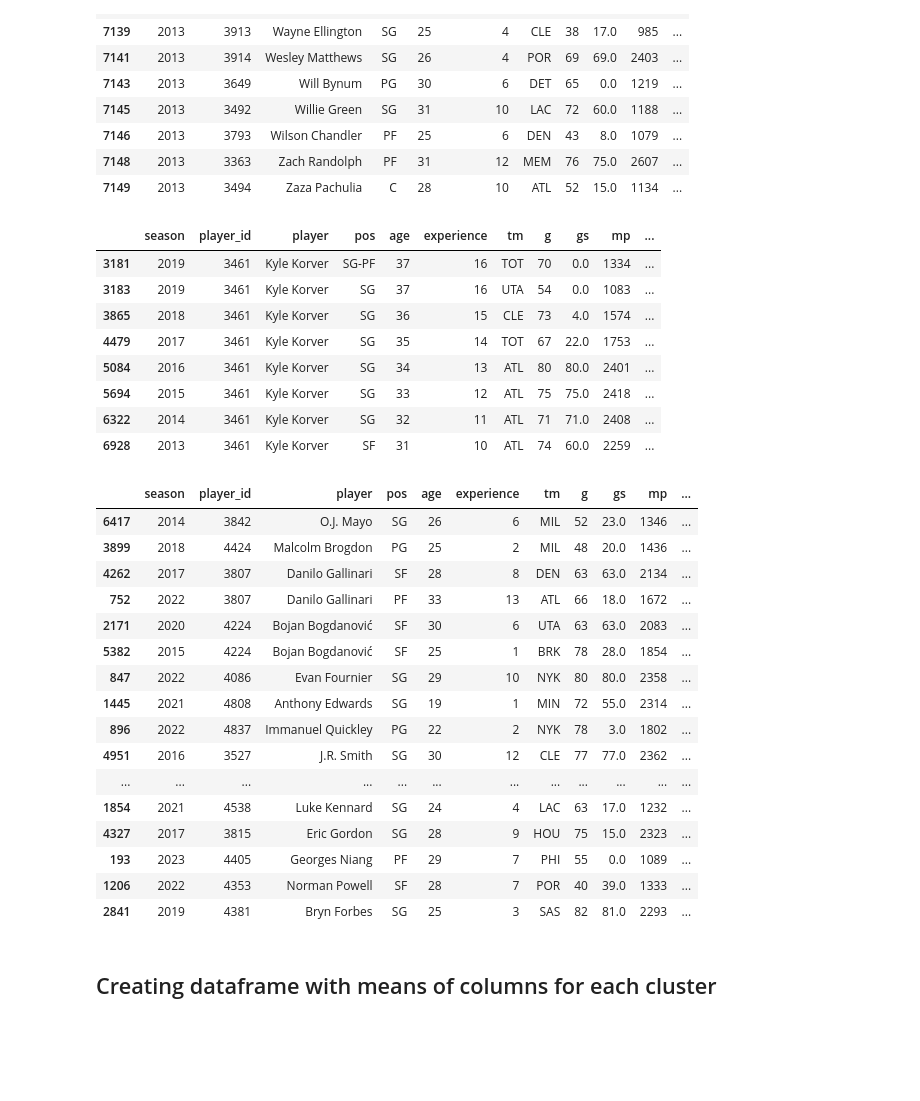
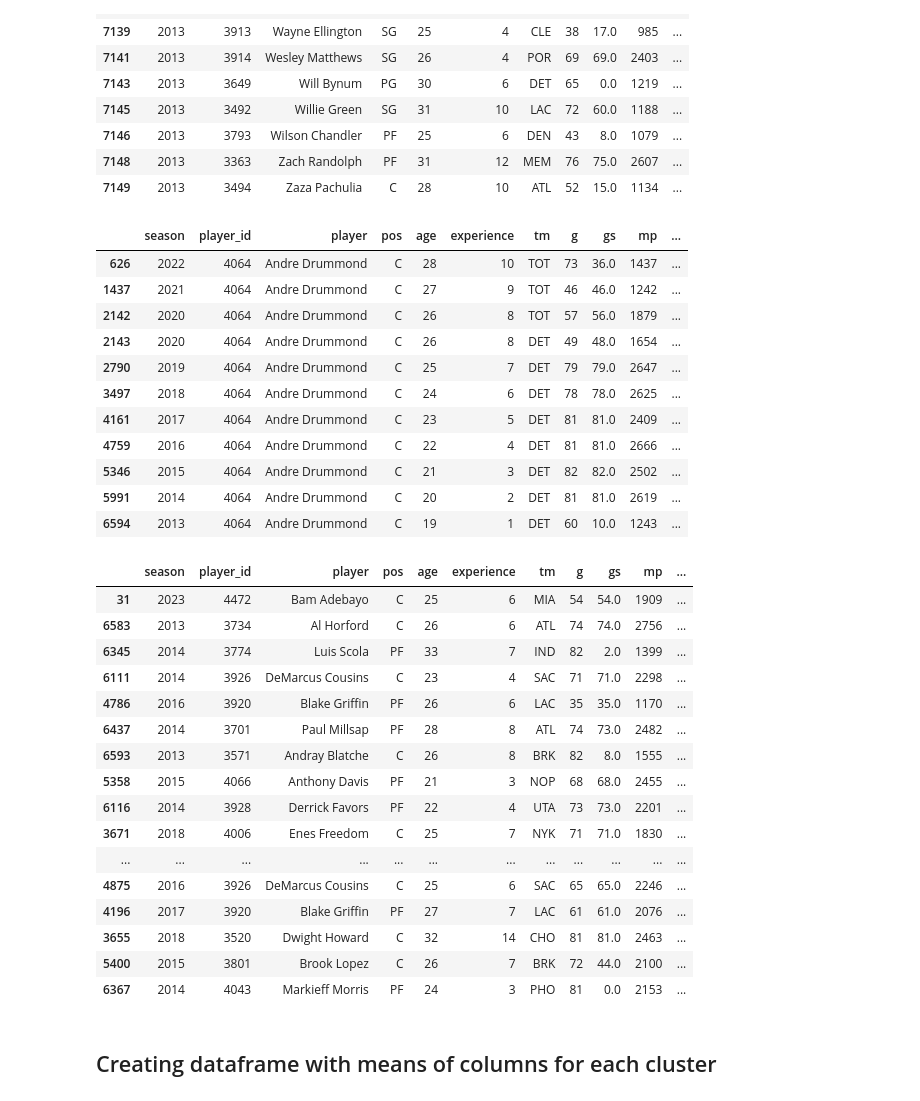
Before and after one commit to AlfonsoGhislieri/nba-machine-learning, a Jupyter notebook: nba.ipynb, the cells around one changed output. Drawn from its saved outputs; the diff is of its cells as text; code cells hidden in the pictures; blank space fills up the shorter version.

```diff
--- a/nba.ipynb
+++ b/nba.ipynb
@@ -611,37 +627,40 @@ df_cluster.tail(10)
 | 7148 | 2013 | 3363 | Zach Randolph | PF | 31 | 12 | MEM | 76 | 75.0 | 2607 | ... |
 | 7149 | 2013 | 3494 | Zaza Pachulia | C | 28 | 10 | ATL | 52 | 15.0 | 1134 | ... |
 # %%
-df_cluster[df_cluster["player"] == 'Kyle Korver']
+df_cluster[df_cluster["player"] == 'Andre Drummond']
 # %% [output]
 |  | season | player_id | player | pos | age | experience | tm | g | gs | mp | ... |
-| 3181 | 2019 | 3461 | Kyle Korver | SG-PF | 37 | 16 | TOT | 70 | 0.0 | 1334 | ... |
-| 3183 | 2019 | 3461 | Kyle Korver | SG | 37 | 16 | UTA | 54 | 0.0 | 1083 | ... |
-| 3865 | 2018 | 3461 | Kyle Korver | SG | 36 | 15 | CLE | 73 | 4.0 | 1574 | ... |
-| 4479 | 2017 | 3461 | Kyle Korver | SG | 35 | 14 | TOT | 67 | 22.0 | 1753 | ... |
-| 5084 | 2016 | 3461 | Kyle Korver | SG | 34 | 13 | ATL | 80 | 80.0 | 2401 | ... |
-| 5694 | 2015 | 3461 | Kyle Korver | SG | 33 | 12 | ATL | 75 | 75.0 | 2418 | ... |
-| 6322 | 2014 | 3461 | Kyle Korver | SG | 32 | 11 | ATL | 71 | 71.0 | 2408 | ... |
-| 6928 | 2013 | 3461 | Kyle Korver | SF | 31 | 10 | ATL | 74 | 60.0 | 2259 | ... |
+| 626 | 2022 | 4064 | Andre Drummond | C | 28 | 10 | TOT | 73 | 36.0 | 1437 | ... |
+| 1437 | 2021 | 4064 | Andre Drummond | C | 27 | 9 | TOT | 46 | 46.0 | 1242 | ... |
+| 2142 | 2020 | 4064 | Andre Drummond | C | 26 | 8 | TOT | 57 | 56.0 | 1879 | ... |
+| 2143 | 2020 | 4064 | Andre Drummond | C | 26 | 8 | DET | 49 | 48.0 | 1654 | ... |
+| 2790 | 2019 | 4064 | Andre Drummond | C | 25 | 7 | DET | 79 | 79.0 | 2647 | ... |
+| 3497 | 2018 | 4064 | Andre Drummond | C | 24 | 6 | DET | 78 | 78.0 | 2625 | ... |
+| 4161 | 2017 | 4064 | Andre Drummond | C | 23 | 5 | DET | 81 | 81.0 | 2409 | ... |
+| 4759 | 2016 | 4064 | Andre Drummond | C | 22 | 4 | DET | 81 | 81.0 | 2666 | ... |
+| 5346 | 2015 | 4064 | Andre Drummond | C | 21 | 3 | DET | 82 | 82.0 | 2502 | ... |
+| 5991 | 2014 | 4064 | Andre Drummond | C | 20 | 2 | DET | 81 | 81.0 | 2619 | ... |
+| 6594 | 2013 | 4064 | Andre Drummond | C | 19 | 1 | DET | 60 | 10.0 | 1243 | ... |
 # %%
-df_cluster[df_cluster["kmeans cluster"] == 1].sample(20)
+df_cluster[df_cluster["kmeans cluster"] == 4].sample(20)
 # %% [output]
 |  | season | player_id | player | pos | age | experience | tm | g | gs | mp | ... |
-| 6417 | 2014 | 3842 | O.J. Mayo | SG | 26 | 6 | MIL | 52 | 23.0 | 1346 | ... |
-| 3899 | 2018 | 4424 | Malcolm Brogdon | PG | 25 | 2 | MIL | 48 | 20.0 | 1436 | ... |
-| 4262 | 2017 | 3807 | Danilo Gallinari | SF | 28 | 8 | DEN | 63 | 63.0 | 2134 | ... |
-| 752 | 2022 | 3807 | Danilo Gallinari | PF | 33 | 13 | ATL | 66 | 18.0 | 1672 | ... |
-| 2171 | 2020 | 4224 | Bojan Bogdanović | SF | 30 | 6 | UTA | 63 | 63.0 | 2083 | ... |
-| 5382 | 2015 | 4224 | Bojan Bogdanović | SF | 25 | 1 | BRK | 78 | 28.0 | 1854 | ... |
-| 847 | 2022 | 4086 | Evan Fournier | SG | 29 | 10 | NYK | 80 | 80.0 | 2358 | ... |
-| 1445 | 2021 | 4808 | Anthony Edwards | SG | 19 | 1 | MIN | 72 | 55.0 | 2314 | ... |
-| 896 | 2022 | 4837 | Immanuel Quickley | PG | 22 | 2 | NYK | 78 | 3.0 | 1802 | ... |
-| 4951 | 2016 | 3527 | J.R. Smith | SG | 30 | 12 | CLE | 77 | 77.0 | 2362 | ... |
+| 31 | 2023 | 4472 | Bam Adebayo | C | 25 | 6 | MIA | 54 | 54.0 | 1909 | ... |
+| 6583 | 2013 | 3734 | Al Horford | C | 26 | 6 | ATL | 74 | 74.0 | 2756 | ... |
+| 6345 | 2014 | 3774 | Luis Scola | PF | 33 | 7 | IND | 82 | 2.0 | 1399 | ... |
+| 6111 | 2014 | 3926 | DeMarcus Cousins | C | 23 | 4 | SAC | 71 | 71.0 | 2298 | ... |
+| 4786 | 2016 | 3920 | Blake Griffin | PF | 26 | 6 | LAC | 35 | 35.0 | 1170 | ... |
+| 6437 | 2014 | 3701 | Paul Millsap | PF | 28 | 8 | ATL | 74 | 73.0 | 2482 | ... |
+| 6593 | 2013 | 3571 | Andray Blatche | C | 26 | 8 | BRK | 82 | 8.0 | 1555 | ... |
+| 5358 | 2015 | 4066 | Anthony Davis | PF | 21 | 3 | NOP | 68 | 68.0 | 2455 | ... |
+| 6116 | 2014 | 3928 | Derrick Favors | PF | 22 | 4 | UTA | 73 | 73.0 | 2201 | ... |
+| 3671 | 2018 | 4006 | Enes Freedom | C | 25 | 7 | NYK | 71 | 71.0 | 1830 | ... |
 | ... | ... | ... | ... | ... | ... | ... | ... | ... | ... | ... | ... |
-| 1854 | 2021 | 4538 | Luke Kennard | SG | 24 | 4 | LAC | 63 | 17.0 | 1232 | ... |
-| 4327 | 2017 | 3815 | Eric Gordon | SG | 28 | 9 | HOU | 75 | 15.0 | 2323 | ... |
-| 193 | 2023 | 4405 | Georges Niang | PF | 29 | 7 | PHI | 55 | 0.0 | 1089 | ... |
-| 1206 | 2022 | 4353 | Norman Powell | SF | 28 | 7 | POR | 40 | 39.0 | 1333 | ... |
-| 2841 | 2019 | 4381 | Bryn Forbes | SG | 25 | 3 | SAS | 82 | 81.0 | 2293 | ... |
+| 4875 | 2016 | 3926 | DeMarcus Cousins | C | 25 | 6 | SAC | 65 | 65.0 | 2246 | ... |
+| 4196 | 2017 | 3920 | Blake Griffin | PF | 27 | 7 | LAC | 61 | 61.0 | 2076 | ... |
+| 3655 | 2018 | 3520 | Dwight Howard | C | 32 | 14 | CHO | 81 | 81.0 | 2463 | ... |
+| 5400 | 2015 | 3801 | Brook Lopez | C | 26 | 7 | BRK | 72 | 44.0 | 2100 | ... |
+| 6367 | 2014 | 4043 | Markieff Morris | PF | 24 | 3 | PHO | 81 | 0.0 | 2153 | ... |
 # %% [markdown]
 ## Creating dataframe with means of columns for each cluster
 # %% [markdown]
```
Also changed, not shown: parts of 9 cells of this notebook.
